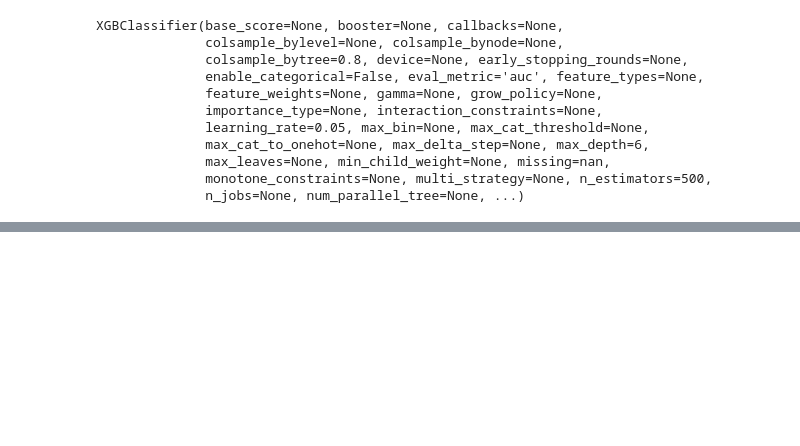
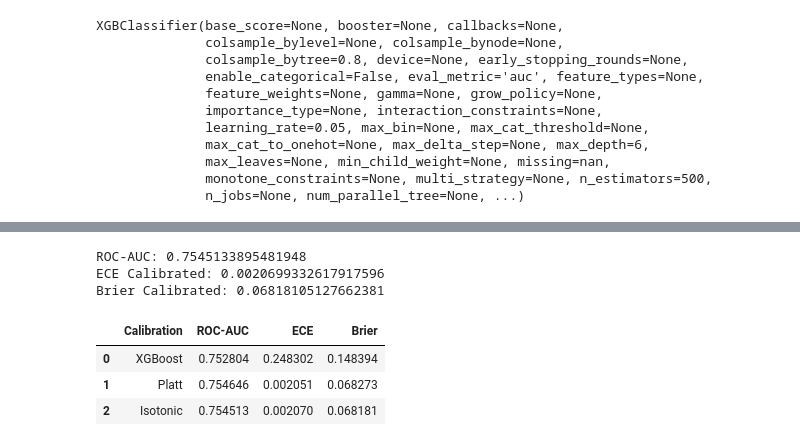
Before and after one commit to pratiksingh1296/credit-risk-modeling, a Jupyter notebook: notebooks/07_xgb_modeling.ipynb, the cells around one changed output, grey strips where cells are left out. Saved outputs shown, nothing was run; the diff lists cells and outputs as text; code cells hidden in the pictures; blank space fills up the shorter version.

```diff
--- a/notebooks/07_xgb_modeling.ipynb
+++ b/notebooks/07_xgb_modeling.ipynb
@@ -175,0 +129,46 @@ model_comparison_df.to_csv("C:/Users/Pratik/DS/credit-risk-ml/reports/summary_ta
+# %%
+# 2. Isotonic
+
+xgb_iso = CalibratedClassifierCV(
+    xgb_model,
+    method="isotonic",
+    cv=5
+)
+
+xgb_iso.fit(X_fit_processed, y_fit)
+
+y_prob_iso_val = xgb_iso.predict_proba(X_val_processed)[:, 1]
+
+# Evaluating the calibrated model
+roc_auc_iso = roc_auc_score(y_val, y_prob_iso_val)
+print(f'ROC-AUC: {roc_auc_iso}')
+ece_iso = expected_calibration_error(y_val, y_prob_iso_val)
+print(f"ECE Calibrated: {ece_iso}")
+brier_iso = brier_score_loss(y_val, y_prob_iso_val)
+print(f"Brier Calibrated: {brier_iso}")
+# %% [output]
+ROC-AUC: 0.7545133895481948
+ECE Calibrated: 0.0020699332617917596
+Brier Calibrated: 0.06818105127662381
+# %%
+# Comparison
+compare = pd.DataFrame({
+    "Calibration": [
+        "XGBoost","Platt","Isotonic"
+        ],
+    "ROC-AUC": [
+        roc_auc_xgb, roc_auc_platt, roc_auc_iso
+    ],
+    "ECE" : [
+        ece_xgb, ece_platt, ece_iso
+    ],
+    "Brier" : [
+        brier_xgb, brier_platt, brier_iso
+    ]
+})
+compare
+# %% [output]
+|  | Calibration | ROC-AUC | ECE | Brier |
+| 0 | XGBoost | 0.752804 | 0.248302 | 0.148394 |
+| 1 | Platt | 0.754646 | 0.002051 | 0.068273 |
+| 2 | Isotonic | 0.754513 | 0.002070 | 0.068181 |
```
Also changed, not shown: parts of 31 cells of this notebook, 31 other files.
